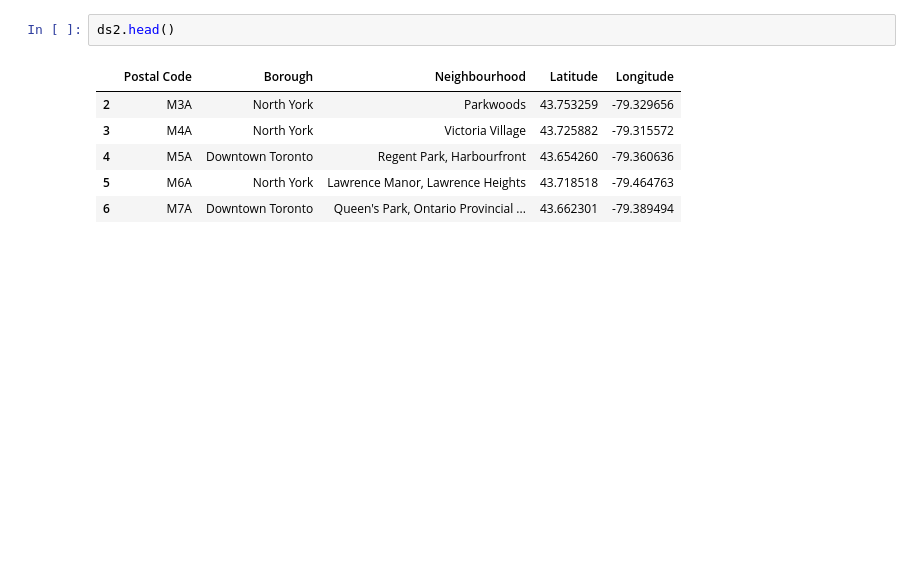
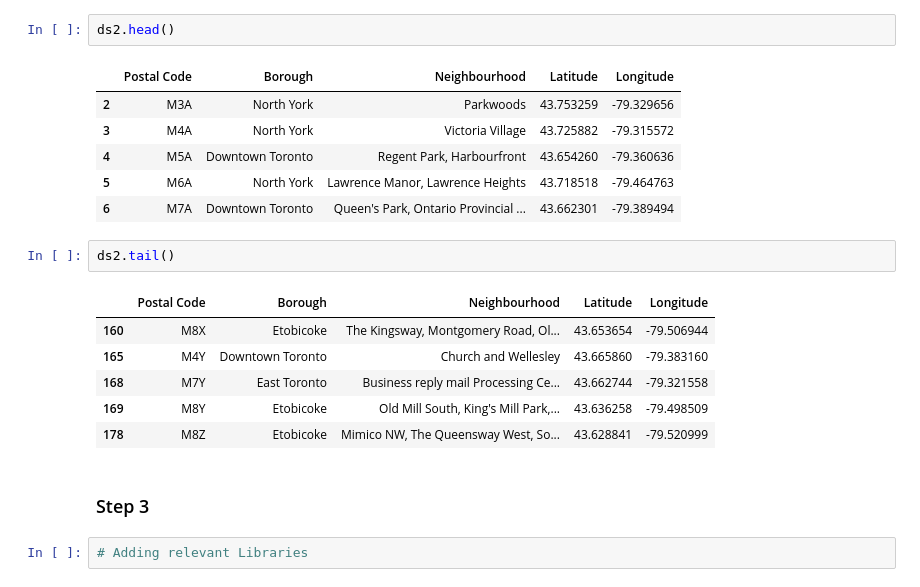
Before and after one commit to revolution-gce/Coursera_Capstone, a Jupyter notebook: Capstone-1.ipynb, the cells around one changed output. Cells and saved outputs as stored; diff of their text form; blank space fills up the shorter version.

```diff
--- a/Capstone-1.ipynb
+++ b/Capstone-1.ipynb
@@ -49,3 +51,16 @@ ds2.head()
 | 4 | M5A | Downtown Toronto | Regent Park, Harbourfront | 43.654260 | -79.360636 |
 | 5 | M6A | North York | Lawrence Manor, Lawrence Heights | 43.718518 | -79.464763 |
 | 6 | M7A | Downtown Toronto | Queen's Park, Ontario Provincial ... | 43.662301 | -79.389494 |
+# %%
+ds2.tail()
+# %% [output]
+|  | Postal Code | Borough | Neighbourhood | Latitude | Longitude |
+| 160 | M8X | Etobicoke | The Kingsway, Montgomery Road, Ol... | 43.653654 | -79.506944 |
+| 165 | M4Y | Downtown Toronto | Church and Wellesley | 43.665860 | -79.383160 |
+| 168 | M7Y | East Toronto | Business reply mail Processing Ce... | 43.662744 | -79.321558 |
+| 169 | M8Y | Etobicoke | Old Mill South, King's Mill Park,... | 43.636258 | -79.498509 |
+| 178 | M8Z | Etobicoke | Mimico NW, The Queensway West, So... | 43.628841 | -79.520999 |
+# %% [markdown]
+### Step 3
+# %%
+# Adding relevant Libraries
```
Also changed, not shown: parts of 26 cells of this notebook.
